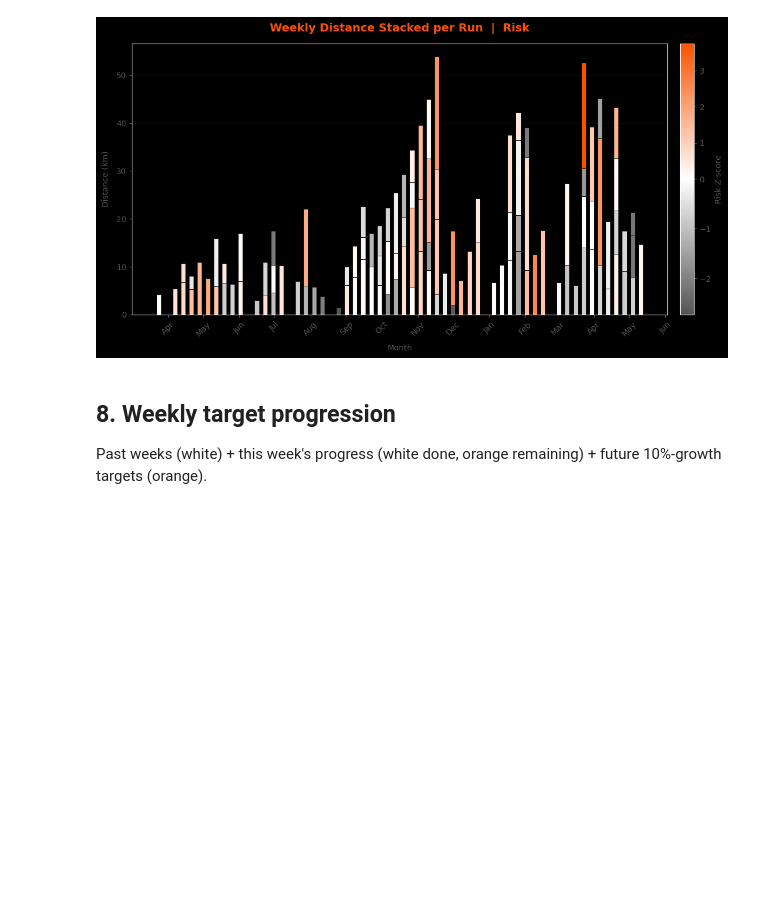
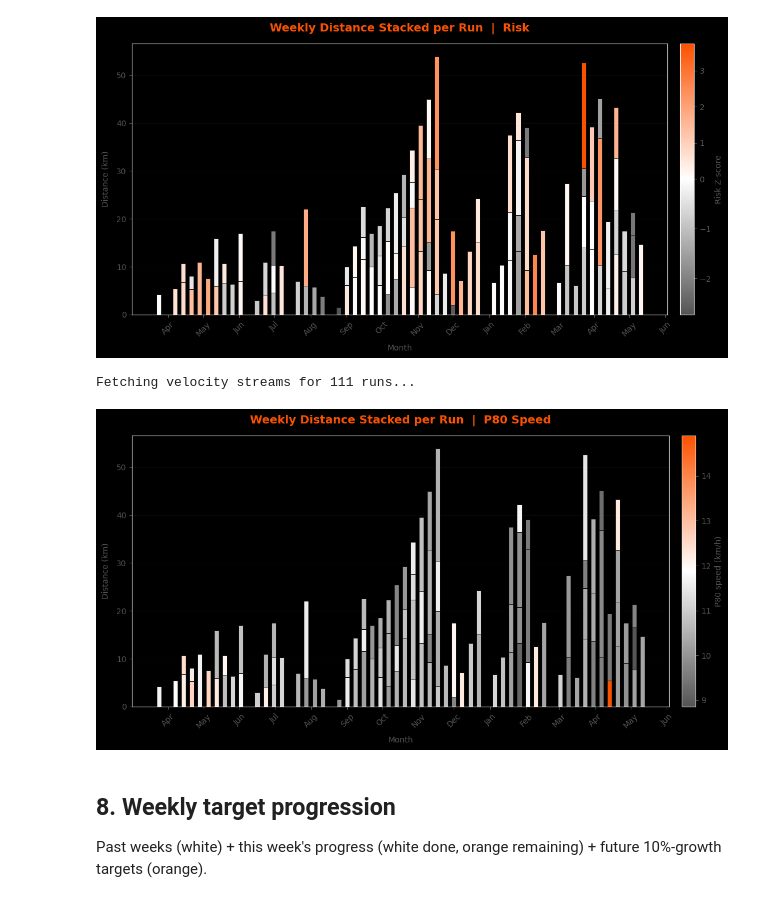
Before and after one commit to JoeySpronck/strava_data, a Jupyter notebook: playground.ipynb, the cells around one changed output. Saved outputs shown, nothing was run; the diff lists cells and outputs as text; code cells hidden in the pictures; blank space fills up the shorter version.

Commit message:
Big commit with multi sport figures

```diff
--- a/playground.ipynb
+++ b/playground.ipynb
@@ -170,6 +180,56 @@ vis.plot_weekly(df_runs, col='risk', save_name='weekly_risk.png')
 [figure]
 [figure]
 [figure]
+# %%
+# Color = N-th percentile speed (km/h) per run.
+# Tweak PERCENTILE freely — streams are cached, so only the colormap recomputes.
+#   75 = upper quartile (top 25%) ·  90 = top decile  ·  95 = top 5%  ·  99 = top 1%
+PERCENTILE = 80
+
+# Velocity-stream cache: {activity_id -> np.ndarray | None}
+_stream_cache: dict = {}
+
+def fetch_velocity_stream(client, activity_id):
+    """Fetch + cache the velocity_smooth stream for one activity (None if unavailable)."""
+    if activity_id not in _stream_cache:
+        try:
+            streams = client.get_activity_streams(activity_id, types=['velocity_smooth'])
+            stream = streams.get('velocity_smooth') if streams else None
+            data = np.asarray(stream.data, dtype=float) if stream and stream.data else None
+        except Exception:
+            data = None
+        _stream_cache[activity_id] = data
+    return _stream_cache[activity_id]
+
+def percentile_speed_kmh(client, activity_id, percentile):
+    data = fetch_velocity_stream(client, activity_id)
+    if data is None or len(data) == 0:
+        return float('nan')
+    return float(np.percentile(data, percentile)) * 3.6  # m/s → km/h
+
+missing = [aid for aid in df_runs['id'] if aid not in _stream_cache]
+if missing:
+    print(f'Fetching velocity streams for {len(missing)} runs...')
+for aid in df_runs['id']:
+    fetch_velocity_stream(client, aid)
+
+col_name = f'p{PERCENTILE}_speed_kmh'
+df_runs[col_name] = df_runs['id'].apply(
+    lambda aid: percentile_speed_kmh(client, aid, PERCENTILE)
+)
+
+vis.plot_weekly_stacked(
+    df_runs.dropna(subset=[col_name]),
+    stack_col='distance_km',
+    color_col=col_name,
+    stack_label='Distance (km)',
+    color_label=f'P{PERCENTILE} speed (km/h)',
+    title=f'Weekly Distance Stacked per Run  |  P{PERCENTILE} Speed',
+    save_name=f'weekly_p{PERCENTILE}_speed.png',
+)
+# %% [output]
+Fetching velocity streams for 111 runs...
+[figure, added]
 # %% [markdown]
 ## 8. Weekly target progression
 Past weeks (white) + this week's progress (white done, orange remaining) + future 10%-growth targets (orange).
```
Also changed, not shown: parts of 23 cells of this notebook, 15 other files.
